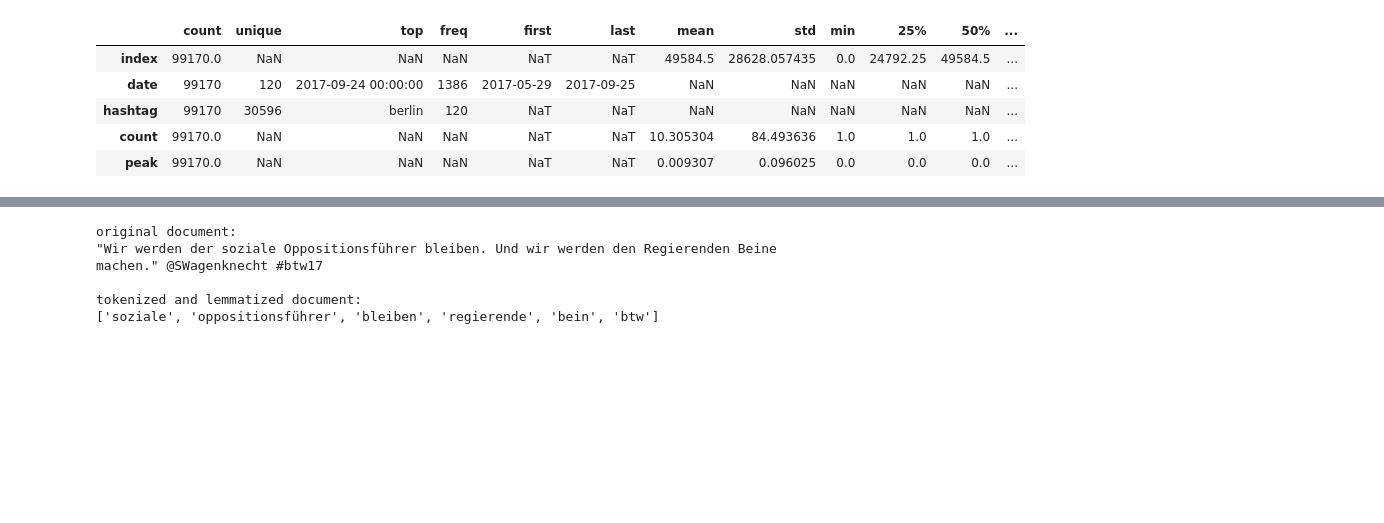
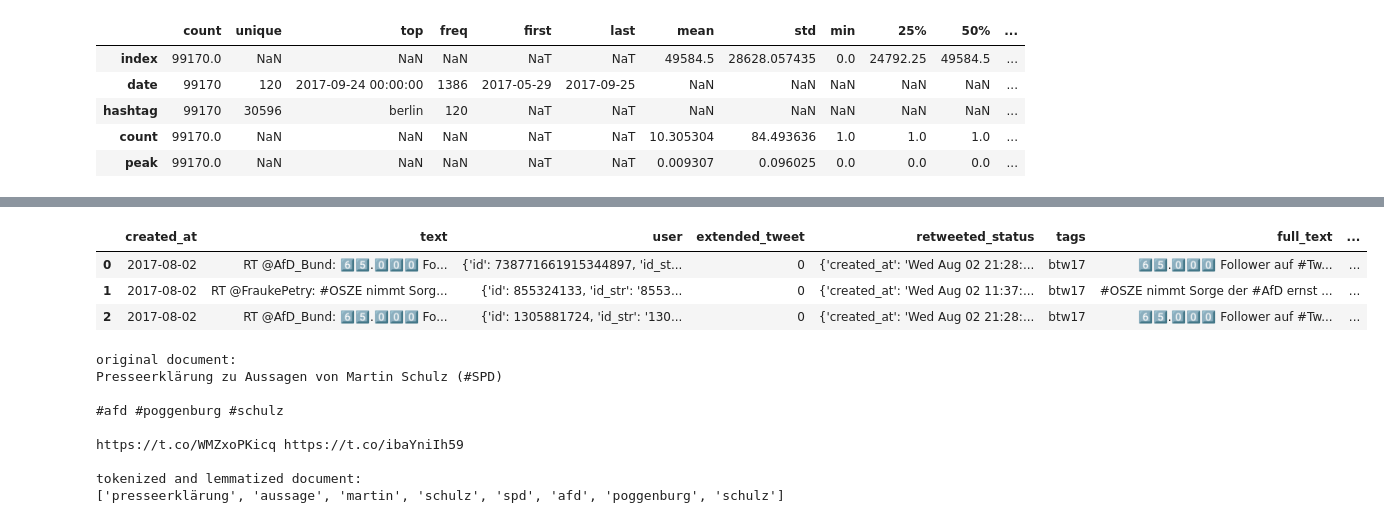
Before and after one commit to matteomeier/topics-tweets-querysuggestions-btw17, a Jupyter notebook: notebooks/btw17_twitter_lda_preprocess.ipynb, the cells around one changed output, grey strips where cells are left out. Drawn from its saved outputs; the diff is of its cells as text; code cells hidden in the pictures; blank space fills up the shorter version.

```diff
--- a/notebooks/btw17_twitter_lda_preprocess.ipynb
+++ b/notebooks/btw17_twitter_lda_preprocess.ipynb
@@ -63,17 +86,27 @@ for i in tqdm(range(len(lda_tweets))):
 # %%
 lda_tweets['tokens'] = tokens
 
 # save preprocessed tweets
 lda_tweets.to_json('../../data/BTW17_Twitter/lda/preprocessed_lda_tweets.json')
+lda_tweets.head(3)
+# %% [output]
+|  | created_at | text | user | extended_tweet | retweeted_status | tags | full_text | ... |
+| 0 | 2017-08-02 | RT @AfD_Bund: 6️⃣5️⃣.0️⃣0️⃣0️⃣ Fo... | {'id': 738771661915344897, 'id_st... | 0 | {'created_at': 'Wed Aug 02 21:28:... | btw17 | 6️⃣5️⃣.0️⃣0️⃣0️⃣ Follower auf #Tw... | ... |
+| 1 | 2017-08-02 | RT @FraukePetry: #OSZE nimmt Sorg... | {'id': 855324133, 'id_str': '8553... | 0 | {'created_at': 'Wed Aug 02 11:37:... | btw17 | #OSZE nimmt Sorge der #AfD ernst ... | ... |
+| 2 | 2017-08-02 | RT @AfD_Bund: 6️⃣5️⃣.0️⃣0️⃣0️⃣ Fo... | {'id': 1305881724, 'id_str': '130... | 0 | {'created_at': 'Wed Aug 02 21:28:... | btw17 | 6️⃣5️⃣.0️⃣0️⃣0️⃣ Follower auf #Tw... | ... |
 # %%
 # evaluate preprocessing
 print('original document: ')
-print(lda_tweets['full_text'][100])
+print(lda_tweets['full_text'][120])
 print('\ntokenized and lemmatized document: ')
-print(lda_tweets['tokens'][100])
+print(lda_tweets['tokens'][120])
 # %% [output]
 original document:
-"Wir werden der soziale Oppositionsführer bleiben. Und wir werden den Regierenden Beine machen." @SWagenknecht #btw17
+Presseerklärung zu Aussagen von Martin Schulz (#SPD)
+
+#afd #poggenburg #schulz
+
+https://t.co/WMZxoPKicq https://t.co/ibaYniIh59
 
 tokenized and lemmatized document:
-['soziale', 'oppositionsführer', 'bleiben', 'regierende', 'bein', 'btw']
+['presseerklärung', 'aussage', 'martin', 'schulz', 'spd', 'afd', 'poggenburg', 'schulz']
```
Also changed, not shown: parts of 5 cells of this notebook, 8 other files.
